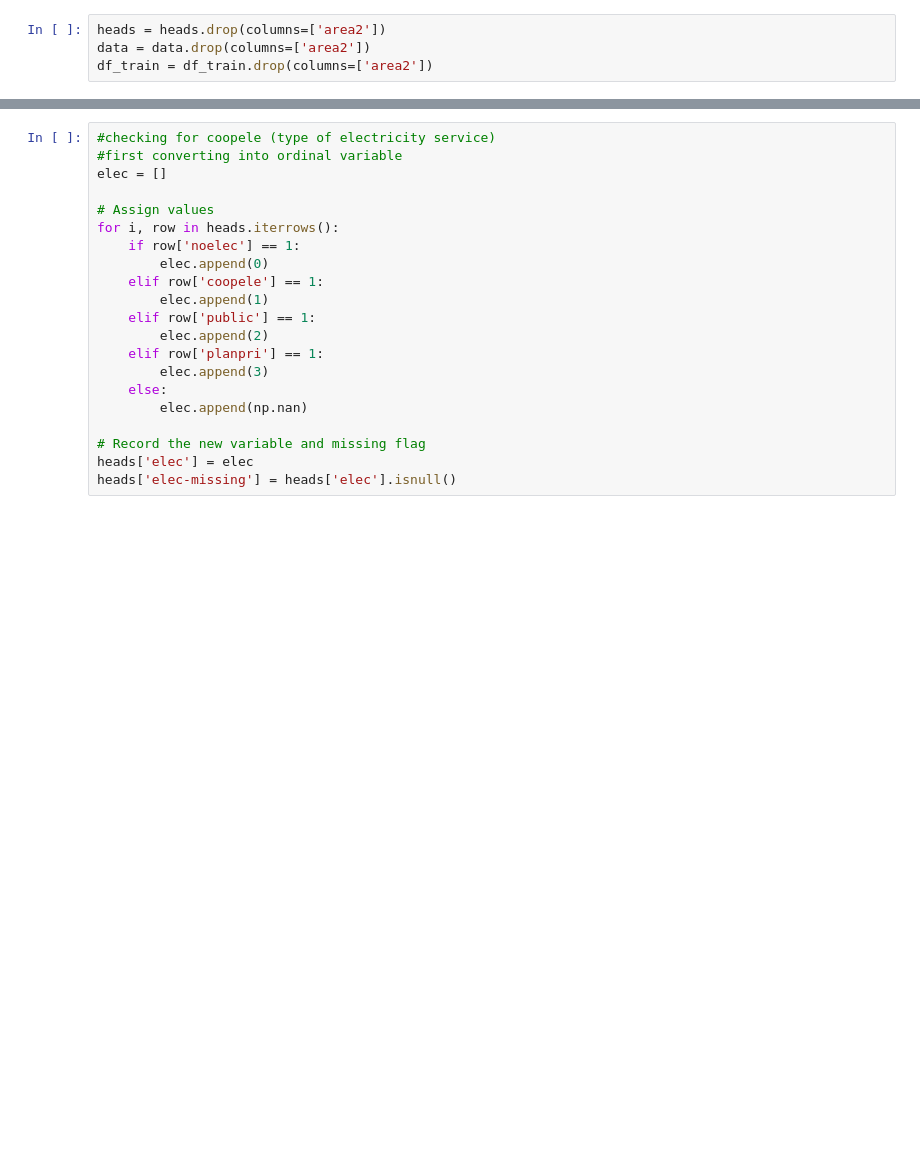
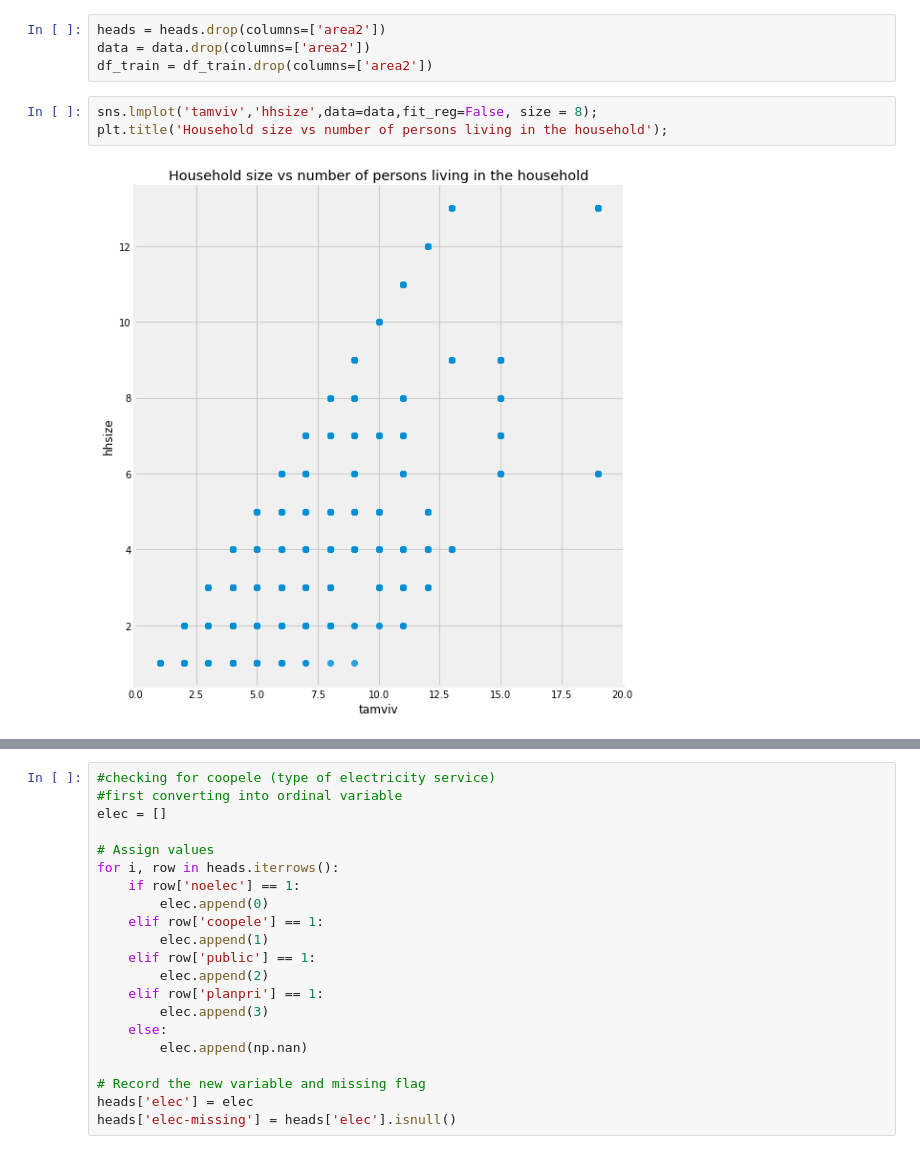
Before and after one commit to mayankaggarwal/MyLearning, a Jupyter notebook: competitions/kaggle/CostoRiconHVP/CostoRicoHouseholdpredictionLearning.ipynb, the cells around one changed output, grey strips where cells are left out. Saved outputs shown, nothing was run; the diff lists cells and outputs as text; blank space fills up the shorter version.

```diff
--- a/competitions/kaggle/CostoRiconHVP/CostoRicoHouseholdpredictionLearning.ipynb
+++ b/competitions/kaggle/CostoRiconHVP/CostoRicoHouseholdpredictionLearning.ipynb
@@ -348,3 +346,8 @@ sns.heatmap(corr_matrix.loc[corr_matrix['area1'].abs()>0.9,corr_matrix['area1'].
 heads = heads.drop(columns=['area2'])
 data = data.drop(columns=['area2'])
 df_train = df_train.drop(columns=['area2'])
+# %%
+sns.lmplot('tamviv','hhsize',data=data,fit_reg=False, size = 8);
+plt.title('Household size vs number of persons living in the household');
+# %% [output]
+[figure, added]
```
Also changed, not shown: parts of 108 cells of this notebook.
